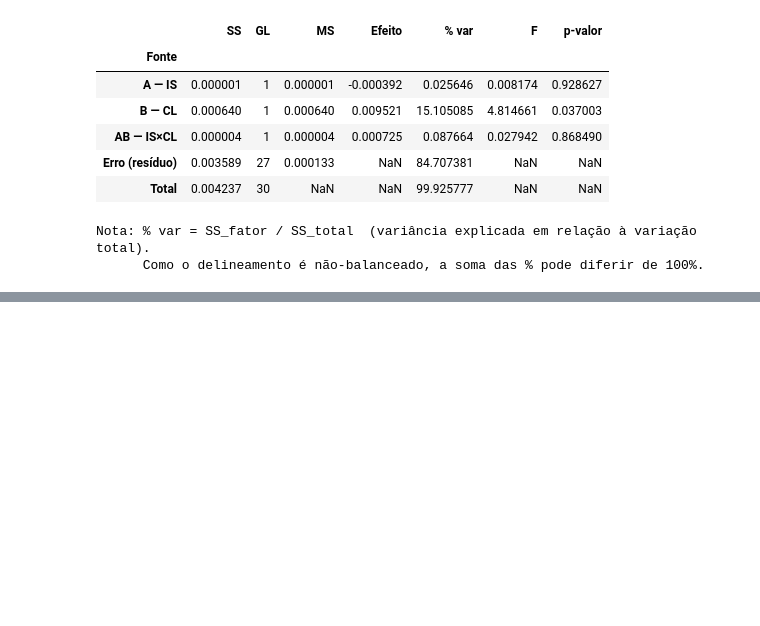
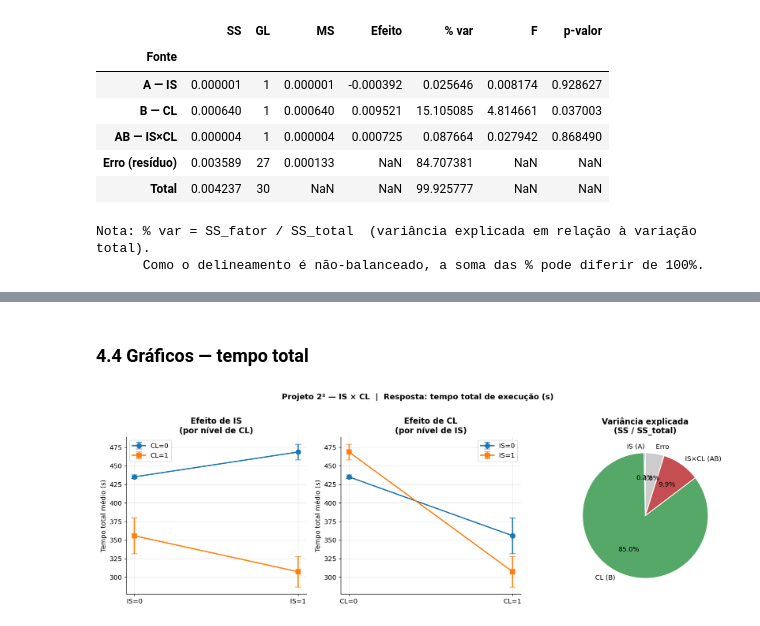
Before and after one commit to AntonioNvs/bio-is-curriculum, a Jupyter notebook: analysis.ipynb, the cells around one changed output, grey strips where cells are left out. Drawn from its saved outputs; the diff is of its cells as text; code cells hidden in the pictures; blank space fills up the shorter version.

Commit message:
projeto 2k total time

```diff
--- a/analysis.ipynb
+++ b/analysis.ipynb
@@ -544,6 +540,25 @@ display(cell_counts.to_frame())
 MIN_OBS = 2
 cells_ok = all(v >= MIN_OBS for v in cell_counts.values)
 print(f'\nTodas as células com >= {MIN_OBS} observações? {cells_ok}')
+
+# Mesmo delineamento para tempo total de execução (timings.csv)
+design_rows_time = []
+for mode in MODES:
+    sub_t = df_timings[
+        (df_timings['mode'] == mode) &
+        (df_timings['fold'].isin(complete_folds[mode]))
+    ]
+    A, B = factor_map[mode]
+    for _, row in sub_t.iterrows():
+        design_rows_time.append({
+            'mode': mode,
+            'fold': row['fold'],
+            'IS':   A,
+            'CL':   B,
+            'total_run_time_s': row['total_run_time_s'],
+        })
+
+df_design_time = pd.DataFrame(design_rows_time)
 # %% [output]
 Observações por célula do delineamento 2²:
 |  | n folds completos |
@@ -776,0 +891,52 @@ Nota: % var = SS_fator / SS_total  (variância explicada em relação à variaç
+# %% [markdown]
+### 4.4 Gráficos — tempo total
+# %%
+if cells_ok:
+    fig, axes = plt.subplots(1, 3, figsize=(15, 5))
+    resp_col = 'total_run_time_s'
+
+    ax = axes[0]
+    for cl_val, ls, lbl in [(0, '-o', 'CL=0'), (1, '-s', 'CL=1')]:
+        sub = df_design_time[df_design_time['CL'] == cl_val]
+        grp = sub.groupby('IS')[resp_col].agg(['mean', 'std', 'count'])
+        grp['se'] = grp['std'] / np.sqrt(grp['count'])
+        grp['h']  = grp['se'] * stats.t.ppf(1 - CI_ALPHA/2, df=grp['count']-1)
+        ax.errorbar(grp.index, grp['mean'], yerr=grp['h'], fmt=ls,
+                    capsize=5, linewidth=2, markersize=8, label=lbl)
+    ax.set_xticks([0, 1])
+    ax.set_xticklabels(['IS=0', 'IS=1'])
+    ax.set_ylabel('Tempo total médio (s)')
+    ax.set_title('Efeito de IS\n(por nível de CL)', fontweight='bold')
+    ax.legend()
+
+    ax = axes[1]
+    for is_val, ls, lbl in [(0, '-o', 'IS=0'), (1, '-s', 'IS=1')]:
+        sub = df_design_time[df_design_time['IS'] == is_val]
+        grp = sub.groupby('CL')[resp_col].agg(['mean', 'std', 'count'])
+        grp['se'] = grp['std'] / np.sqrt(grp['count'])
+        grp['h']  = grp['se'] * stats.t.ppf(1 - CI_ALPHA/2, df=grp['count']-1)
+        ax.errorbar(grp.index, grp['mean'], yerr=grp['h'], fmt=ls,
+                    capsize=5, linewidth=2, markersize=8, label=lbl)
+    ax.set_xticks([0, 1])
+    ax.set_xticklabels(['CL=0', 'CL=1'])
+    ax.set_ylabel('Tempo total médio (s)')
+    ax.set_title('Efeito de CL\n(por nível de IS)', fontweight='bold')
+    ax.legend()
+
+    ax = axes[2]
+    labels_pie = ['IS (A)', 'CL (B)', 'IS×CL (AB)', 'Erro']
+    sizes_pie  = [tt_pct_A, tt_pct_B, tt_pct_AB, tt_pct_e]
+    colors_pie = ['#4C72B0', '#55A868', '#C44E52', '#CCCCCC']
+    ax.pie(
+        sizes_pie, labels=labels_pie, autopct='%1.1f%%',
+        colors=colors_pie, startangle=90,
+        wedgeprops=dict(edgecolor='white', linewidth=1.5),
+    )
+    ax.set_title('Variância explicada\n(SS / SS_total)', fontweight='bold')
+
+    plt.suptitle('Projeto 2² — IS × CL  |  Resposta: tempo total de execução (s)', fontsize=13,
+                 fontweight='bold', y=1.01)
+    plt.tight_layout()
+    plt.show()
+# %% [output]
+[figure, added]
```
Also changed, not shown: parts of 6 cells of this notebook.
